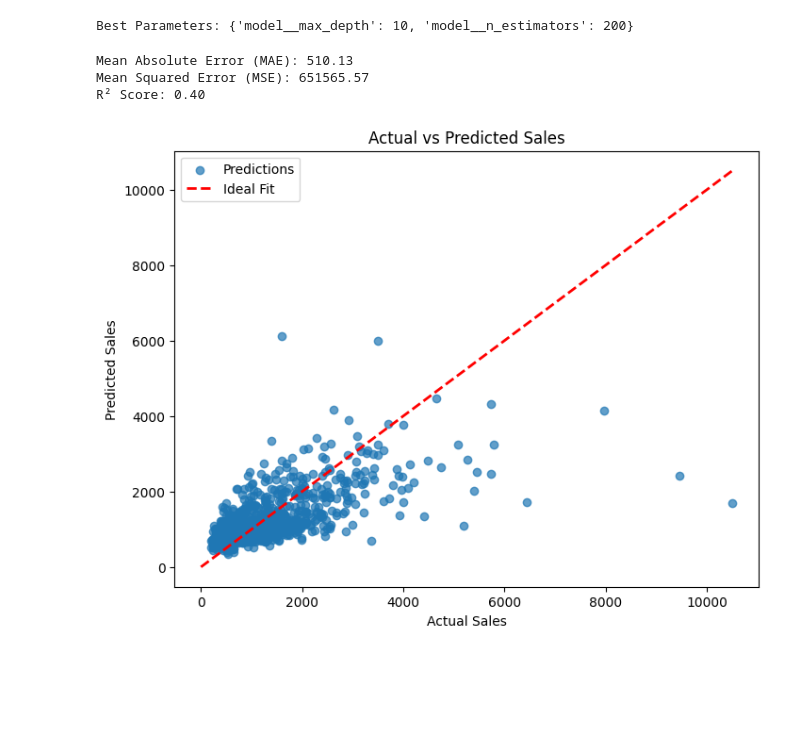
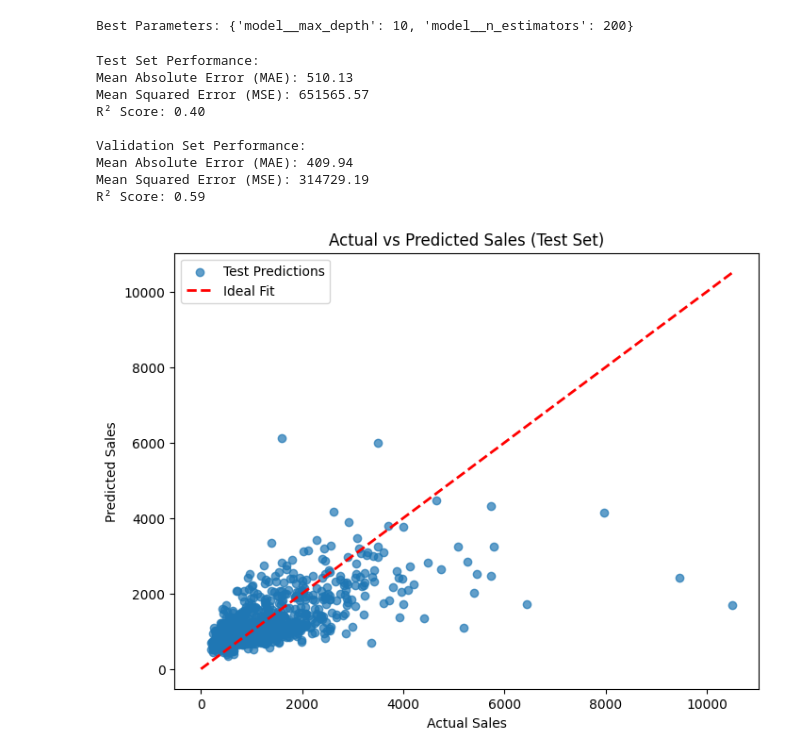
Before and after one commit to hyfoo-bot/project, a Jupyter notebook: data/CODE.ipynb, the cells around one changed output. Drawn from its saved outputs; the diff is of its cells as text; code cells hidden in the pictures; blank space fills up the shorter version.

```diff
--- a/data/CODE.ipynb
+++ b/data/CODE.ipynb
@@ -113,9 +96,19 @@ from sklearn.model_selection import train_test_split
 X = df.drop('Sales', axis=1)  # Use all other columns as features
 y = df['Sales']  # Target variable
 
-# Split the dataset into training and test sets
-X_train, X_test, y_train, y_test = train_test_split(X, y, test_size=0.2, random_state=42)
+# Split ratios
+train_ratio = 0.60
+validation_ratio = 0.20
+test_ratio = 0.20
 
-print("Training set size:", X_train.shape)
-print("Test set size:", X_test.shape)
+# Step 1: First split - Training and Temporary (validation + test)
+X_train, X_temp, y_train, y_temp = train_test_split(X, y, test_size=1 - train_ratio, random_state=42)
+
+# Step 2: Manually split the temporary set into validation and test (50-50 split)
+X_val, X_test, y_val, y_test = train_test_split(X_temp, y_temp, test_size=0.5, random_state=42)
+
+# Step 3: Check the sizes
+print(f"Training set size: {X_train.shape}")
+print(f"Validation set size: {X_val.shape}")
+print(f"Test set size: {X_test.shape}")
 # %% [output]
@@ -342,34 +331,63 @@ Best Parameters: {'model__max_depth': 10, 'model__n_estimators': 200}
 # %%
 import matplotlib.pyplot as plt
 from sklearn.metrics import mean_absolute_error, mean_squared_error, r2_score
 
 # Predict using the best model
-y_pred_best = best_model.predict(X_test)
+y_pred_test = best_model.predict(X_test)
+y_pred_val = best_model.predict(X_val)  # Predictions for the validation set
 
-# Handle NaN values in Y_test (Replace with appropriate strategy if needed)
+# Handle NaN values in Y_test and Y_val (Replace with appropriate strategy if needed)
 y_test = y_test.fillna(y_test.mean())  # Replace NaNs with mean
+y_val = y_val.fillna(y_val.mean())     # Replace NaNs with mean
 
-# Compute the evaluation metrics
-mae = mean_absolute_error(y_test, y_pred_best)  # Use y_test
-mse = mean_squared_error(y_test, y_pred_best)   # Use y_test
-r2 = r2_score(y_test, y_pred_best)            # Use y_test
+# Compute the evaluation metrics for test set
+mae_test = mean_absolute_error(y_test, y_pred_test)
+mse_test = mean_squared_error(y_test, y_pred_test)
+r2_test = r2_score(y_test, y_pred_test)
+
+# Compute the evaluation metrics for validation set
+mae_val = mean_absolute_error(y_val, y_pred_val)
+mse_val = mean_squared_error(y_val, y_pred_val)
+r2_val = r2_score(y_val, y_pred_val)
 
 # Display the metrics
-print(f"Mean Absolute Error (MAE): {mae:.2f}")
-print(f"Mean Squared Error (MSE): {mse:.2f}")
-print(f"R² Score: {r2:.2f}")
+print(f"Test Set Performance:")
+print(f"Mean Absolute Error (MAE): {mae_test:.2f}")
+print(f"Mean Squared Error (MSE): {mse_test:.2f}")
+print(f"R² Score: {r2_test:.2f}")
 
-# Visualize Actual vs Predicted Sales
+print(f"\nValidation Set Performance:")
+print(f"Mean Absolute Error (MAE): {mae_val:.2f}")
+print(f"Mean Squared Error (MSE): {mse_val:.2f}")
+print(f"R² Score: {r2_val:.2f}")
+
+# Visualize Actual vs Predicted Sales for Test Set
 plt.figure(figsize=(8, 6))
-plt.scatter(Y_test, y_pred_best, alpha=0.7, label="Predictions")
-plt.plot([0, max(Y_test)], [0, max(Y_test)], color='red', linestyle='--', linewidth=2, label="Ideal Fit")
-plt.title("Actual vs Predicted Sales")
+plt.scatter(y_test, y_pred_test, alpha=0.7, label="Test Predictions")
+plt.plot([0, max(y_test)], [0, max(y_test)], color='red', linestyle='--', linewidth=2, label="Ideal Fit")
+plt.title("Actual vs Predicted Sales (Test Set)")
 plt.xlabel("Actual Sales")
 plt.ylabel("Predicted Sales")
 plt.legend()
 plt.show()
+
+# Visualize Actual vs Predicted Sales for Validation Set
+plt.figure(figsize=(8, 6))
+plt.scatter(y_val, y_pred_val, alpha=0.7, label="Validation Predictions")
+plt.plot([0, max(y_val)], [0, max(y_val)], color='red', linestyle='--', linewidth=2, label="Ideal Fit")
+plt.title("Actual vs Predicted Sales (Validation Set)")
+plt.xlabel("Actual Sales")
+plt.ylabel("Predicted Sales")
+plt.legend()
+plt.show()
 # %% [output]
+Test Set Performance:
 Mean Absolute Error (MAE): 510.13
 Mean Squared Error (MSE): 651565.57
 R² Score: 0.40
+
+Validation Set Performance:
+Mean Absolute Error (MAE): 409.94
+Mean Squared Error (MSE): 314729.19
+R² Score: 0.59
-[figure, old version]
+[figure, new version]
```
Also changed, not shown: parts of 15 cells of this notebook.
